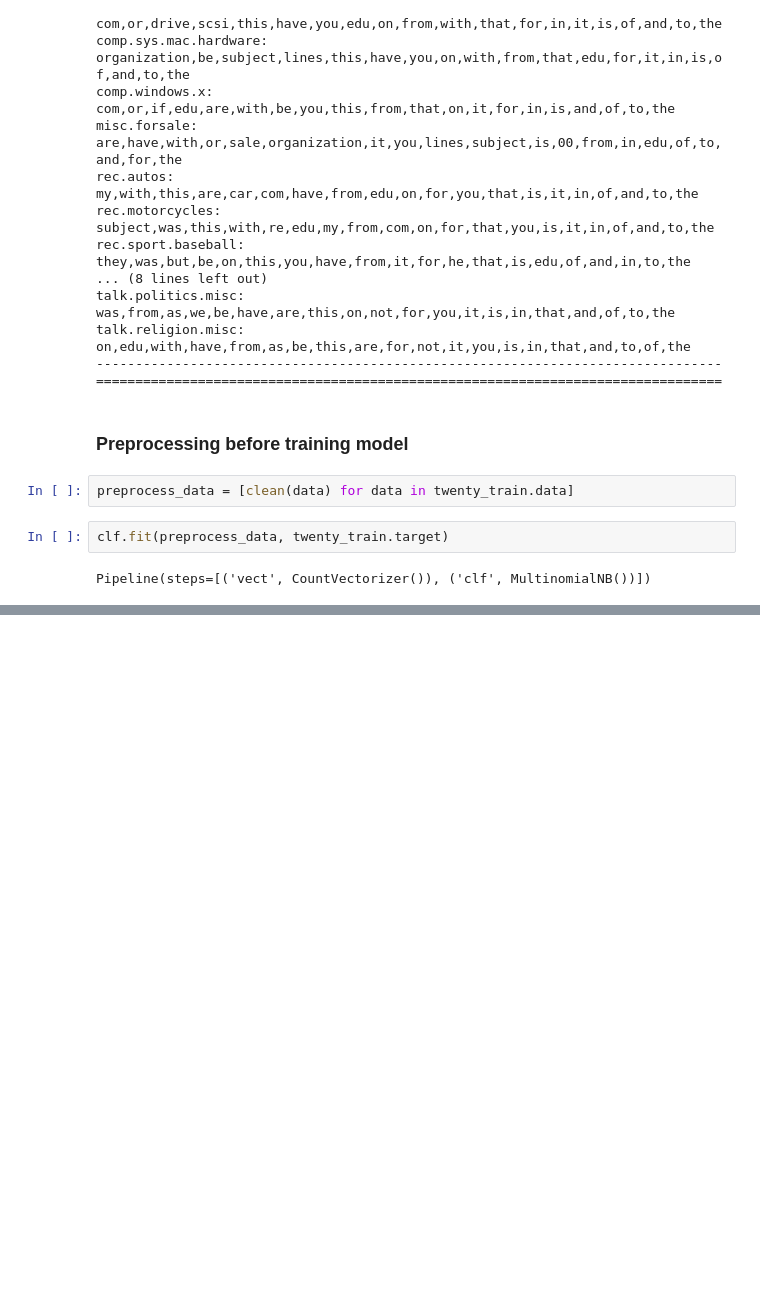
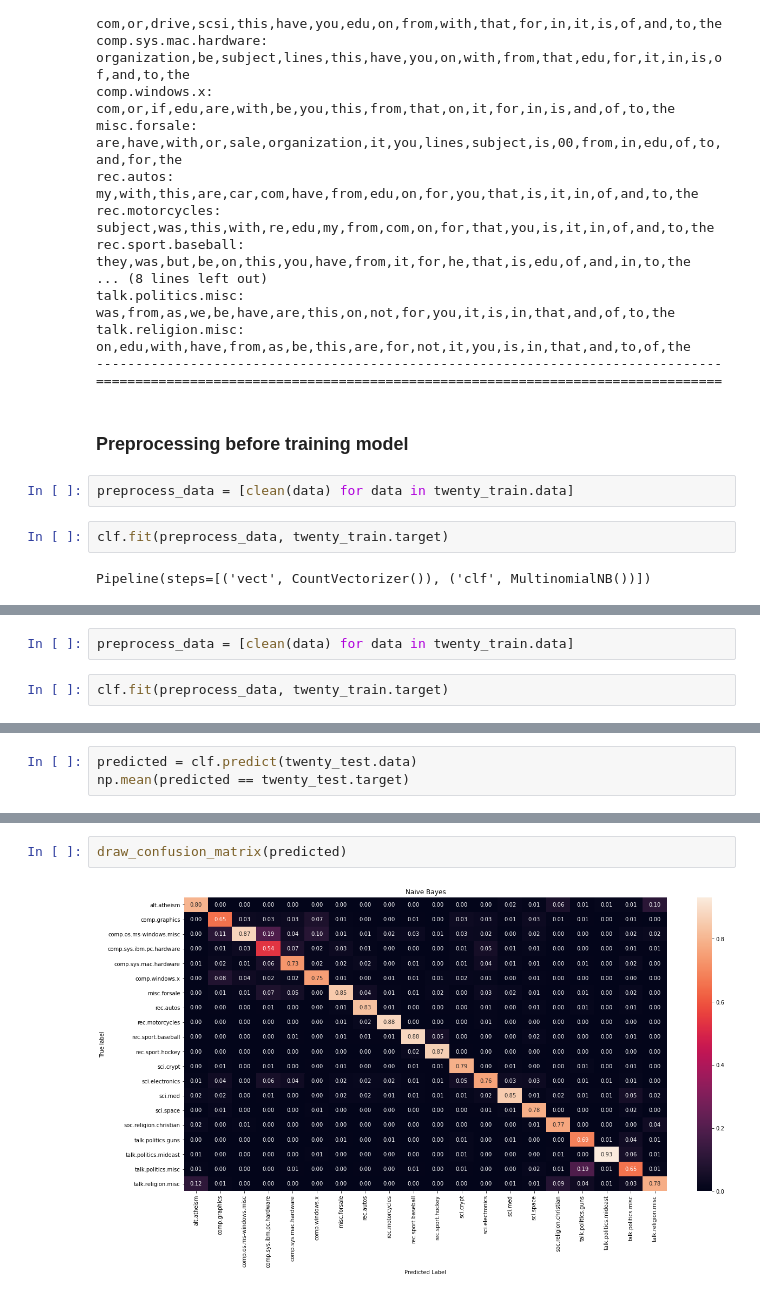
Before and after one commit to manhdung20112000/Natural-Language-Processing, a Jupyter notebook: NLP summary.ipynb, the cells around one changed output, grey strips where cells are left out. Drawn from its saved outputs; the diff is of its cells as text; blank space fills up the shorter version.

Commit message:
preprocessing

```diff
--- a/NLP summary.ipynb
+++ b/NLP summary.ipynb
@@ -436,0 +444,4 @@ talk.religion.misc: on,edu,with,have,from,as,be,this,are,for,not,it,you,is,in,th
+# %%
+preprocess_data = [clean(data) for data in twenty_train.data]
+# %%
+clf.fit(preprocess_data, twenty_train.target)
@@ -436,0 +450,3 @@ talk.religion.misc: on,edu,with,have,from,as,be,this,are,for,not,it,you,is,in,th
+# %%
+predicted = clf.predict(twenty_test.data)
+np.mean(predicted == twenty_test.target)
@@ -436,0 +495,4 @@ talk.religion.misc: on,edu,with,have,from,as,be,this,are,for,not,it,you,is,in,th
+# %%
+draw_confusion_matrix(predicted)
+# %% [output]
+[figure, added]
```
Also changed, not shown: parts of 19 cells of this notebook.
